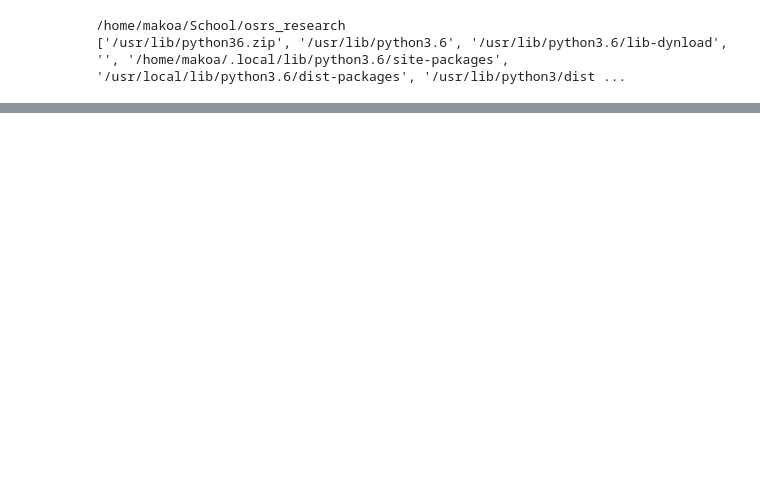
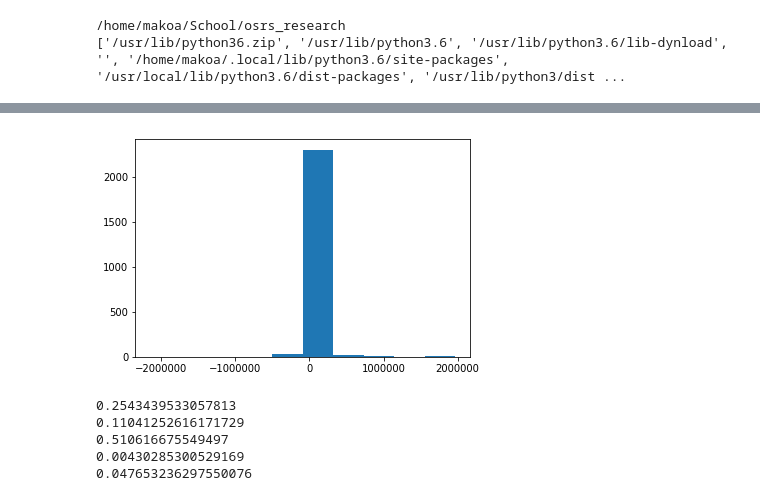
Before and after one commit to rmmartin02/OSRS_Research, a Jupyter notebook: ML/STOCKS/Results/Analysis.ipynb, the cells around one changed output, grey strips where cells are left out. Cells and saved outputs as stored; diff of their text form; code cells hidden in the pictures; blank space fills up the shorter version.

```diff
--- a/ML/STOCKS/Results/Analysis.ipynb
+++ b/ML/STOCKS/Results/Analysis.ipynb
@@ -24,0 +123,5 @@ len(results)
+# %%
+plt.hist([a[1] for a in actualModProfs])
+plt.show()
+# %% [output]
+[figure, added]
@@ -24,0 +137,12 @@ len(results)
+# %%
+print(np.corrcoef(profs,pers)[0][1])
+print(np.corrcoef(profs,perf)[0][1])
+print(np.corrcoef(profs,bah)[0][1])
+print(np.corrcoef(profs,mae)[0][1])
+print(np.corrcoef(prof_perf_diff,mae)[0][1])
+# %% [output]
+0.2543439533057813
+0.11041252616171729
+0.510616675549497
+0.00430285300529169
+0.047653236297550076
```
Also changed, not shown: parts of 17 cells of this notebook, 5 other files.
